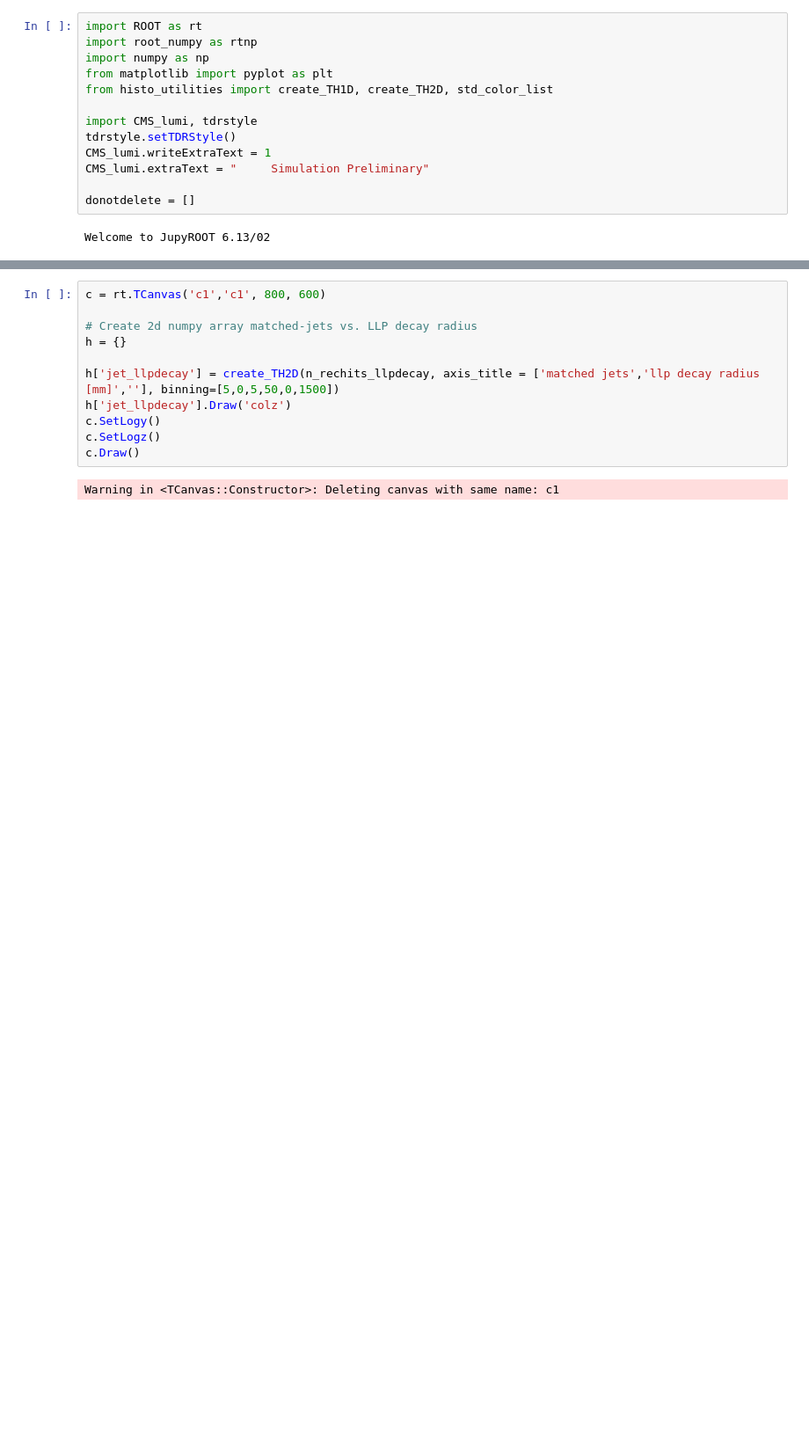
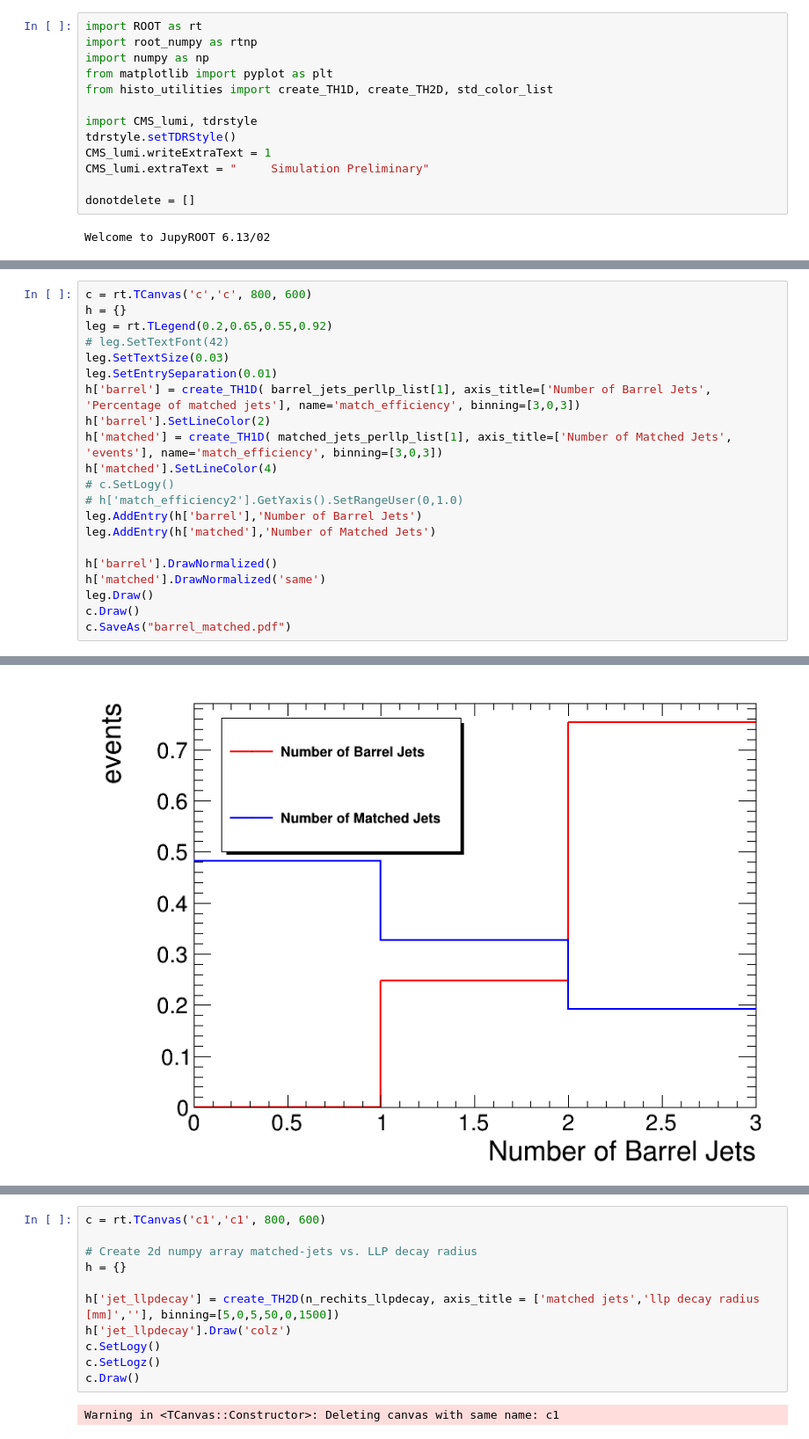
Before and after one commit to cms-lpc-llp/delayed_jet_analyzer, a Jupyter notebook: plot_scripts/four_jet_plotter.ipynb, the cells around one changed output, grey strips where cells are left out. Shown at 88% size. Cells and saved outputs as stored; diff of their text form; blank space fills up the shorter version.

```diff
--- a/plot_scripts/four_jet_plotter.ipynb
+++ b/plot_scripts/four_jet_plotter.ipynb
@@ -106,0 +127,22 @@ print("number of matched jets:",np.unique(matched_jet,return_counts=True))
+# %%
+c = rt.TCanvas('c','c', 800, 600)
+h = {}
+leg = rt.TLegend(0.2,0.65,0.55,0.92)
+# leg.SetTextFont(42)
+leg.SetTextSize(0.03)
+leg.SetEntrySeparation(0.01)
+h['barrel'] = create_TH1D( barrel_jets_perllp_list[1], axis_title=['Number of Barrel Jets', 'Percentage of matched jets'], name='match_efficiency', binning=[3,0,3])
+h['barrel'].SetLineColor(2)
+h['matched'] = create_TH1D( matched_jets_perllp_list[1], axis_title=['Number of Matched Jets', 'events'], name='match_efficiency', binning=[3,0,3])
+h['matched'].SetLineColor(4)
+# c.SetLogy()
+# h['match_efficiency2'].GetYaxis().SetRangeUser(0,1.0)
+leg.AddEntry(h['barrel'],'Number of Barrel Jets')
+leg.AddEntry(h['matched'],'Number of Matched Jets')
+
+h['barrel'].DrawNormalized()
+h['matched'].DrawNormalized('same')
+leg.Draw()
+c.Draw()
+c.SaveAs("barrel_matched.pdf")
+# %% [output]
@@ -106,0 +152 @@ print("number of matched jets:",np.unique(matched_jet,return_counts=True))
+[figure, added]
```
Also changed, not shown: parts of 21 cells of this notebook, 1 other file.
